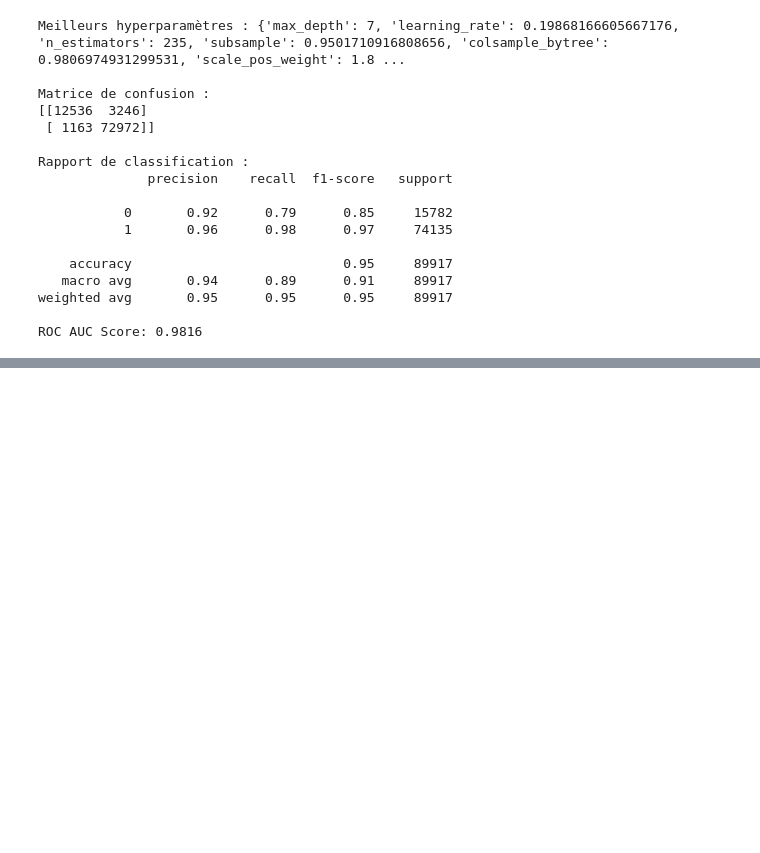
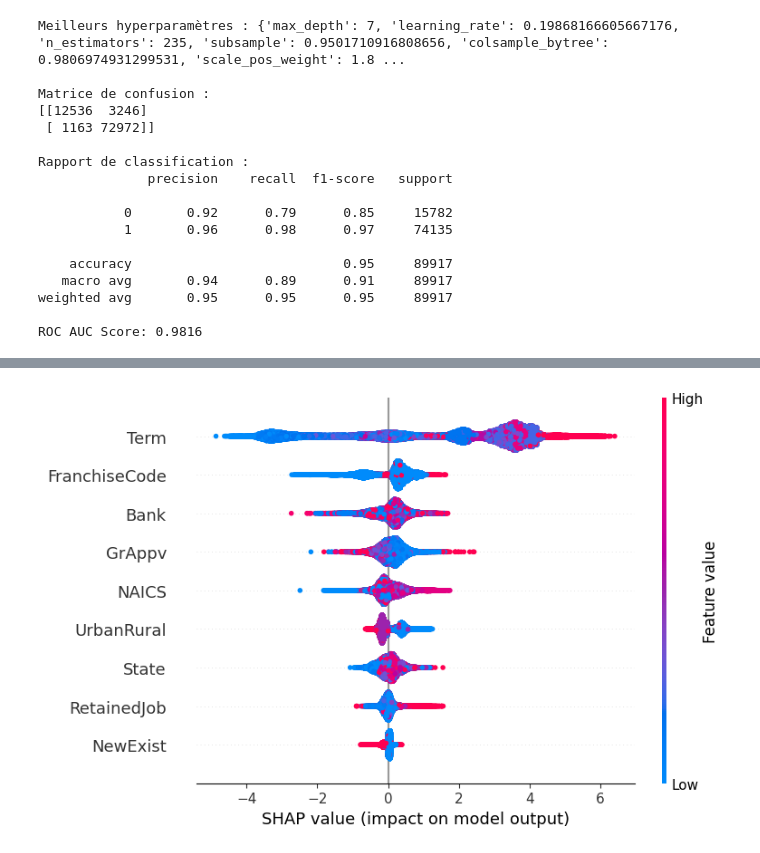
Before and after one commit to RaoufAddeche/Simplon_SBA-modelisation, a Jupyter notebook: notebooks/model.ipynb, the cells around one changed output, grey strips where cells are left out. Saved outputs shown, nothing was run; the diff lists cells and outputs as text; code cells hidden in the pictures; blank space fills up the shorter version.

```diff
--- a/notebooks/model.ipynb
+++ b/notebooks/model.ipynb
@@ -290,0 +489,8 @@ ROC AUC Score: 0.9816
+# %%
+
+# SHAP pour interprétabilité
+explainer = shap.Explainer(best_model)
+shap_values = explainer(X_test)
+shap.summary_plot(shap_values, X_test)
+# %% [output]
+[figure, added]
```
Also changed, not shown: parts of 9 cells of this notebook, 8 other files.
